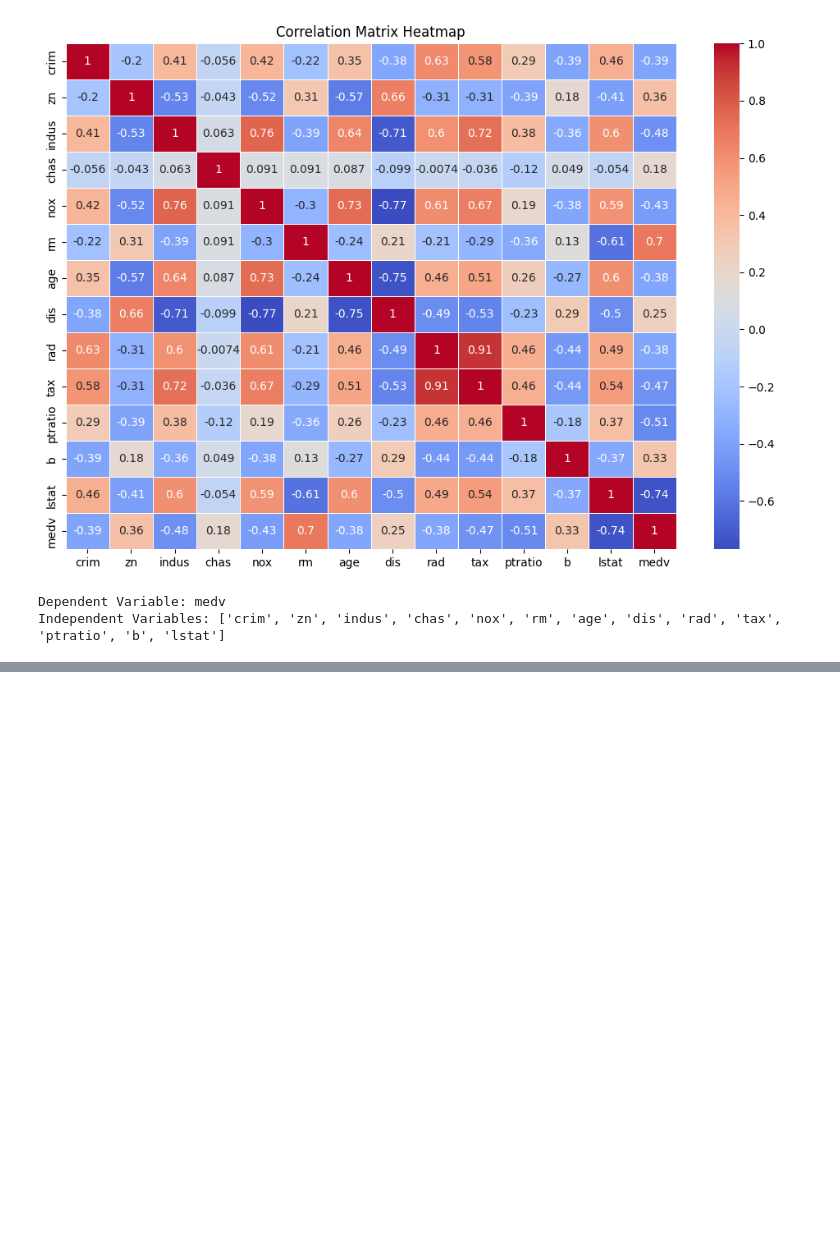
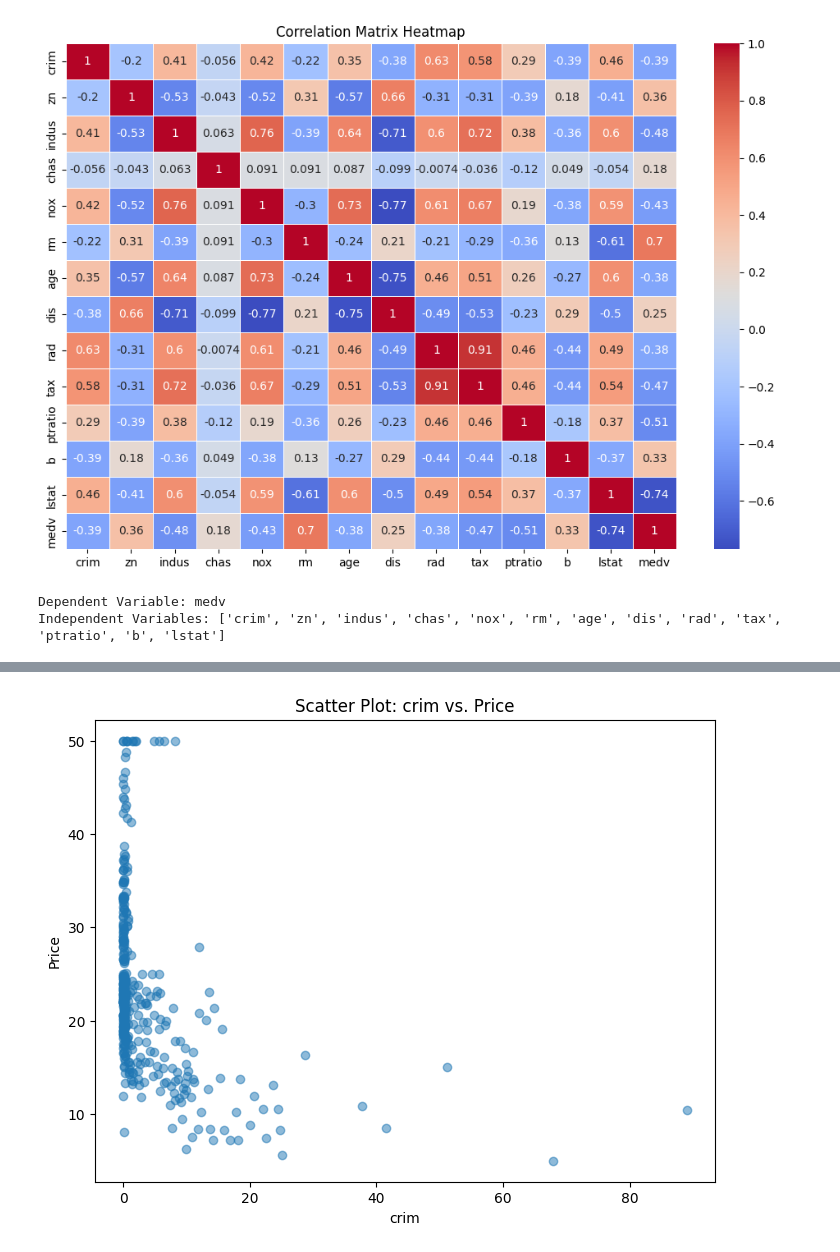
Before and after one commit to loki20051267/AIML-LAB, a Jupyter notebook: AIML_A4.ipynb, the cells around one changed output, grey strips where cells are left out. Saved outputs shown, nothing was run; the diff lists cells and outputs as text; code cells hidden in the pictures; blank space fills up the shorter version.

```diff
--- a/AIML_A4.ipynb
+++ b/AIML_A4.ipynb
@@ -62,0 +172,81 @@ Independent Variables: ['crim', 'zn', 'indus', 'chas', 'nox', 'rm', 'age', 'dis'
+# %%
+import pandas as pd
+import numpy as np
+import matplotlib.pyplot as plt
+import seaborn as sns
+from sklearn.model_selection import train_test_split
+from sklearn.linear_model import LinearRegression
+from sklearn.metrics import r2_score, mean_absolute_error, mean_squared_error
+from scipy import stats
+
+# Load dataset
+url = 'https://raw.githubusercontent.com/selva86/datasets/master/BostonHousing.csv'
+df = pd.read_csv(url)
+
+# Prepare data
+X = df.drop('medv', axis=1)
+y = df['medv']
+X_train, X_test, y_train, y_test = train_test_split(X, y, test_size=0.25, random_state=42)
+
+# Train model
+model = LinearRegression()
+model.fit(X_train, y_train)
+
+# Standardize training data
+X_train_std = (X_train - X_train.mean()) / X_train.std()
+
+# Calculate standard errors and t-statistics
+standard_errors = np.sqrt(np.diag(np.linalg.inv(X_train_std.T @ X_train_std)))
+t_statistics = model.coef_ / standard_errors
+
+# Calculate p-values
+cdf = stats.norm.cdf(t_statistics)
+sorted_indices = np.argsort(cdf)[::-1]
+sorted_coefficients = model.coef_[sorted_indices]
+
+# Print coefficients and statistics
+for i, coef in enumerate(sorted_coefficients):
+    print(f"Coefficient {i}: Standard Error = {standard_errors[sorted_indices[i]]:.4f}, "
+          f"t-statistic = {t_statistics[sorted_indices[i]]:.4f}")
+
+# Plot scatter plots
+for feature in X_train.columns:
+    plt.figure(figsize=(8, 6))
+    plt.scatter(X_train[feature], y_train, alpha=0.5)
+    plt.xlabel(feature)
+    plt.ylabel('Price')
+    plt.title(f'Scatter Plot: {feature} vs. Price')
+    plt.show()
+
+# Make predictions
+y_pred = model.predict(X_test)
+
+# Evaluate model
+r2_coefficients = r2_score(y_test, y_pred)
+print(f"R-squared for coefficients: {r2_coefficients:.4f}")
+
+# Plot histogram of predicted prices
+plt.figure(figsize=(8, 6))
+plt.hist(y_pred, bins=20, edgecolor='black')
+plt.xlabel('Predicted Price')
+plt.ylabel('Frequency')
+plt.title('Histogram of Predicted Prices')
+plt.show()
+
+# Plot actual vs predicted prices
+plt.figure(figsize=(8, 6))
+plt.scatter(y_test, y_pred, alpha=0.5)
+plt.xlabel('Actual Price')
+plt.ylabel('Predicted Price')
+plt.title('Actual vs. Predicted Prices')
+plt.show()
+
+# Calculate and print error metrics
+mae = mean_absolute_error(y_test, y_pred)
+sse = np.sum((y_test - y_pred) ** 2)
+rmse = np.sqrt(mean_squared_error(y_test, y_pred))
+
+print(f"MAE: {mae:.4f}")
+print(f"SSE: {sse:.4f}")
+print(f"RMSE: {rmse:.4f}")
+# %% [output]
@@ -62,0 +266 @@ Independent Variables: ['crim', 'zn', 'indus', 'chas', 'nox', 'rm', 'age', 'dis'
+[figure, added]
```
Also changed, not shown: parts of 7 cells of this notebook.
